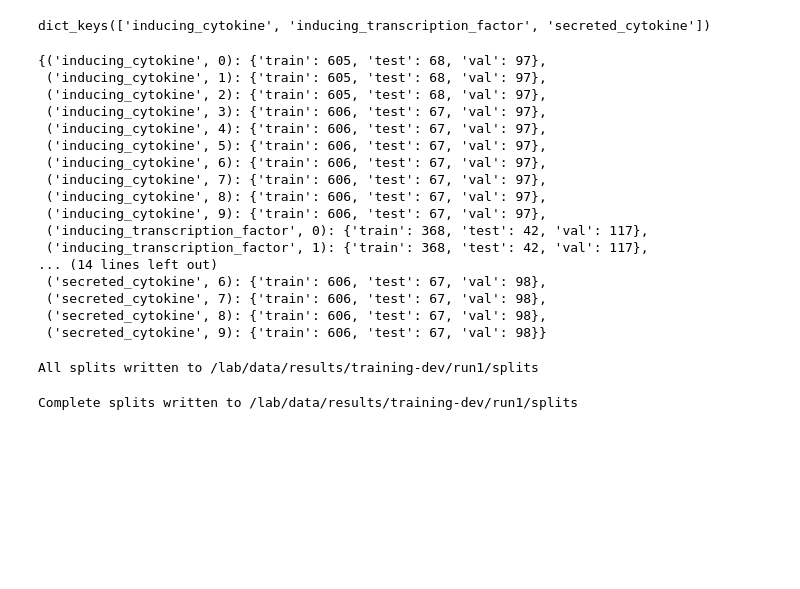
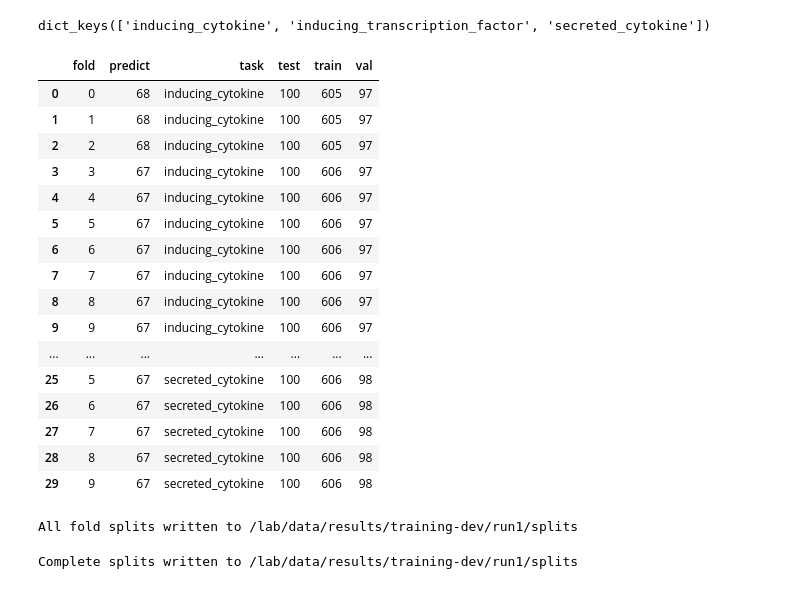
Before and after one commit to hammerlab/t-cell-relation-extraction, a Jupyter notebook: pipeline/08-training-dev.ipynb, the cells around one changed output. Saved outputs shown, nothing was run; the diff lists cells and outputs as text; code cells hidden in the pictures; blank space fills up the shorter version.

```diff
--- a/pipeline/08-training-dev.ipynb
+++ b/pipeline/08-training-dev.ipynb
@@ -35,12 +35,5 @@ def to_df(cands):
     ])
 
 def get_all_ids(split):
-    return to_df(session.query(Candidate).filter(Candidate.split == split).all()).groupby('type')['id'].unique().apply(list)
+    return to_df(session.query(Candidate).filter(Candidate.split == split).all())\
+        .groupby('type')['id'].unique().apply(list)
-# %%
-# Load all ids for each split with gold labels
-val_ids = get_all_ids(SPLIT_VAL)
-train_ids = get_all_ids(SPLIT_TRAIN)
-dev_ids = get_all_ids(SPLIT_DEV)
-
-# Show counts by task for validation split
-{k: len(v) for k, v in val_ids.items()}
@@ -50,0 +44,12 @@ dev_ids = get_all_ids(SPLIT_DEV)
+# %%
+# Load all ids for each split (may take a few minutes)
+ids = {
+    SPLIT_MAP[k]: get_all_ids(k)
+    for k in [SPLIT_DEV, SPLIT_VAL, SPLIT_TEST, SPLIT_TRAIN]
+}
+
+pd.DataFrame([
+    dict(split=split, task=task, nids=len(ids[split][task]))
+    for split in ids.keys()
+    for task in ids[split].keys()
+])
@@ -70,50 +92,54 @@ df.groupby(['type', 'label']).size().unstack()
 | inducing_transcription_factor | 324 | 86 |
 | secreted_cytokine | 592 | 81 |
 # %%
+# Build splits with larger fold partition of dev set as training data and held-out
+# portion as the prediction target (with validation and test as usual)
 from sklearn.model_selection import StratifiedKFold
 
-def get_split(k, g, val_ids):
+def get_split(k, g, val_ids, test_ids):
     cv = StratifiedKFold(n_splits=10, random_state=TCRE_SEED)
     for train, test in cv.split(g['id'].values.reshape((-1, 1)), g['label']):
         yield pd.Series({
             'train': list(g['id'].iloc[train].values),
-            'test': list(g['id'].iloc[test].values),
-            'val': list(val_ids[k])
+            'predict': list(g['id'].iloc[test].values),
+            'val': list(val_ids[k]),
+            'test': list(test_ids[k])
         })
 
 splits = {}
 for k, g in df.groupby('type'):
     splits[k] = []
-    for split in get_split(k, g, val_ids):
+    for split in get_split(k, g, ids['val'], ids['test']):
         splits[k].append(split)
 # %%
 splits.keys()
 # %% [output]
 dict_keys(['inducing_cytokine', 'inducing_transcription_factor', 'secreted_cytokine'])
 # %%
-{
-    (k, i): fold.apply(len).to_dict()
+# Show number of ids to be written in splits files (by fold and task)
+pd.DataFrame([
+    {**dict(task=k, fold=i), **fold.apply(len).to_dict()}
     for k in splits.keys()
     for i, fold in enumerate(splits[k])
-}
+])
 # %% [output]
-{('inducing_cytokine', 0): {'train': 605, 'test': 68, 'val': 97},
- ('inducing_cytokine', 1): {'train': 605, 'test': 68, 'val': 97},
- ('inducing_cytokine', 2): {'train': 605, 'test': 68, 'val': 97},
- ('inducing_cytokine', 3): {'train': 606, 'test': 67, 'val': 97},
- ('inducing_cytokine', 4): {'train': 606, 'test': 67, 'val': 97},
- ('inducing_cytokine', 5): {'train': 606, 'test': 67, 'val': 97},
- ('inducing_cytokine', 6): {'train': 606, 'test': 67, 'val': 97},
- ('inducing_cytokine', 7): {'train': 606, 'test': 67, 'val': 97},
- ('inducing_cytokine', 8): {'train': 606, 'test': 67, 'val': 97},
- ('inducing_cytokine', 9): {'train': 606, 'test': 67, 'val': 97},
- ('inducing_transcription_factor', 0): {'train': 368, 'test': 42, 'val': 117},
- ('inducing_transcription_factor', 1): {'train': 368, 'test': 42, 'val': 117},
-... (14 lines left out)
- ('secreted_cytokine', 6): {'train': 606, 'test': 67, 'val': 98},
- ('secreted_cytokine', 7): {'train': 606, 'test': 67, 'val': 98},
- ('secreted_cytokine', 8): {'train': 606, 'test': 67, 'val': 98},
- ('secreted_cytokine', 9): {'train': 606, 'test': 67, 'val': 98}}
+|  | fold | predict | task | test | train | val |
+| 0 | 0 | 68 | inducing_cytokine | 100 | 605 | 97 |
+| 1 | 1 | 68 | inducing_cytokine | 100 | 605 | 97 |
+| 2 | 2 | 68 | inducing_cytokine | 100 | 605 | 97 |
+| 3 | 3 | 67 | inducing_cytokine | 100 | 606 | 97 |
+| 4 | 4 | 67 | inducing_cytokine | 100 | 606 | 97 |
+| 5 | 5 | 67 | inducing_cytokine | 100 | 606 | 97 |
+| 6 | 6 | 67 | inducing_cytokine | 100 | 606 | 97 |
+| 7 | 7 | 67 | inducing_cytokine | 100 | 606 | 97 |
+| 8 | 8 | 67 | inducing_cytokine | 100 | 606 | 97 |
+| 9 | 9 | 67 | inducing_cytokine | 100 | 606 | 97 |
+| ... | ... | ... | ... | ... | ... | ... |
+| 25 | 5 | 67 | secreted_cytokine | 100 | 606 | 98 |
+| 26 | 6 | 67 | secreted_cytokine | 100 | 606 | 98 |
+| 27 | 7 | 67 | secreted_cytokine | 100 | 606 | 98 |
+| 28 | 8 | 67 | secreted_cytokine | 100 | 606 | 98 |
+| 29 | 9 | 67 | secreted_cytokine | 100 | 606 | 98 |
 # %%
 # Write split arrays to individual files for each fold
 for k, split in splits.items():
@@ -122,6 +148,6 @@ for k, split in splits.items():
         fold.to_json(split_file, orient='index')
 print(f"All fold splits written to {osp.join(output_dir, 'splits')}")
 # %% [output]
-All splits written to /lab/data/results/training-dev/run1/splits
+All fold splits written to /lab/data/results/training-dev/run1/splits
 # %%
 # Finally, write a split file for each task across the entire dev set
```
Also changed, not shown: parts of 14 cells of this notebook, 6 other files.
